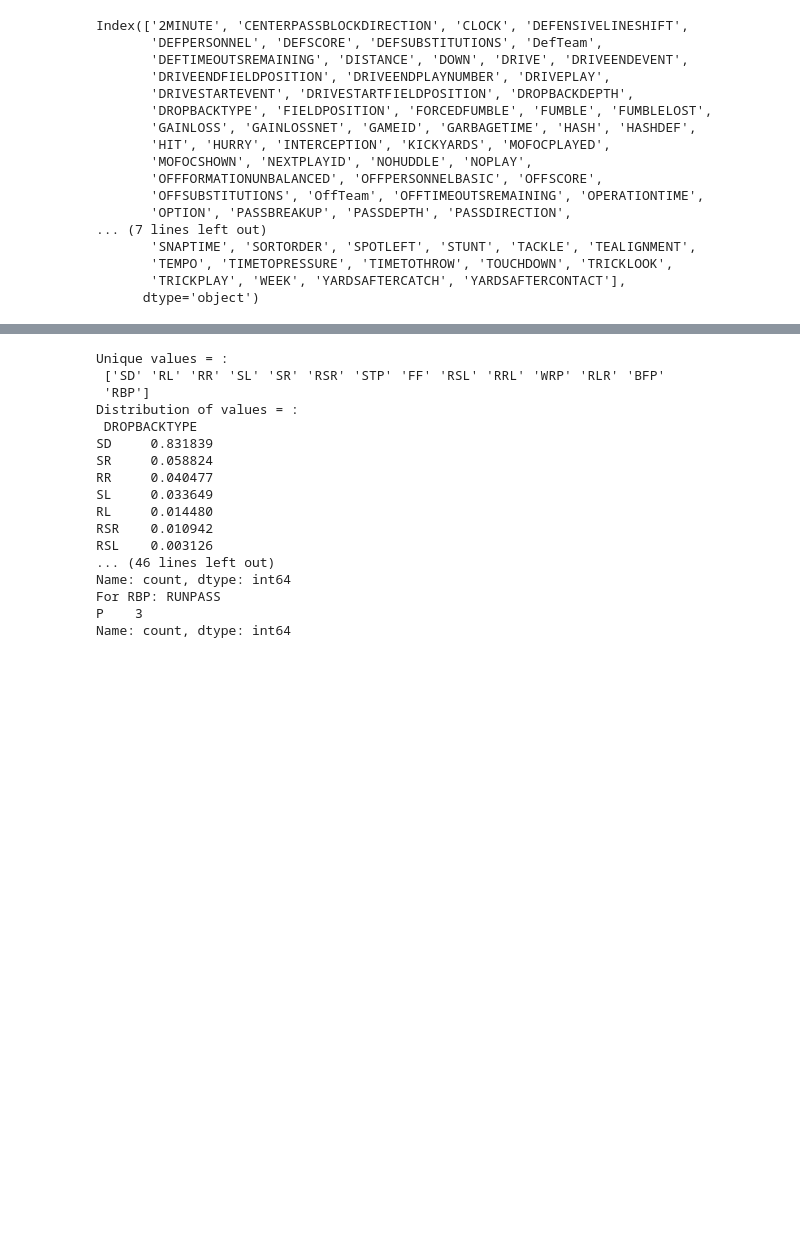
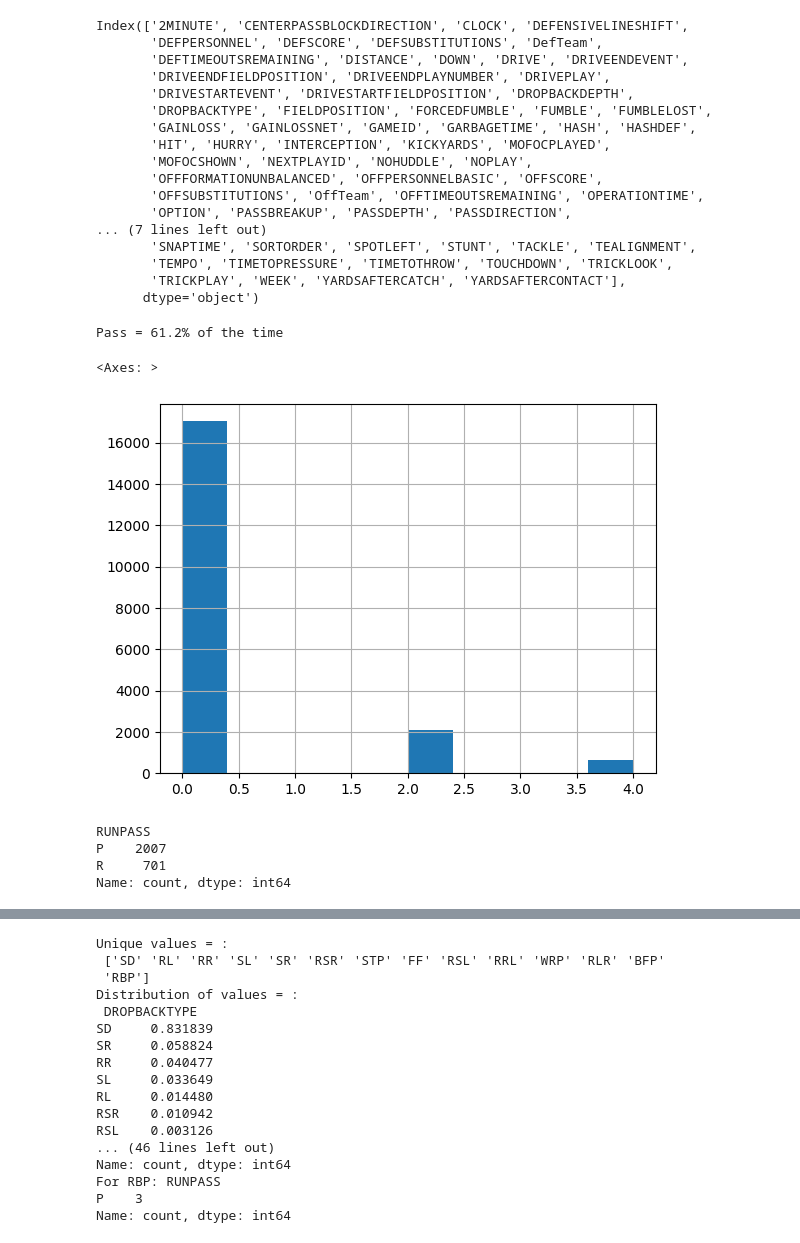
Before and after one commit to scottmaran/run_pass_prediction, a Jupyter notebook: eda.ipynb, the cells around one changed output, grey strips where cells are left out. Drawn from its saved outputs; the diff is of its cells as text; code cells hidden in the pictures; blank space fills up the shorter version.

```diff
--- a/eda.ipynb
+++ b/eda.ipynb
@@ -7,7 +8,8 @@ pd.set_option('display.max_rows', 125)
 # %%
 data = pd.read_csv("data/Sample_PFF_Data.csv")
 # %%
-data = data.loc[(data.RUNPASS == 'P') | (data.RUNPASS == 'R') ].reset_index(drop=True)
+data = data.loc[(data.RUNPASS == 'P') | (data.RUNPASS == 'R') ]
+data = data.query("DOWN != 0").reset_index(drop=True)
 # %%
 data.shape
 # %% [output]
@@ -32,3 +34,20 @@ Index(['2MINUTE', 'CENTERPASSBLOCKDIRECTION', 'CLOCK', 'DEFENSIVELINESHIFT',
        'TEMPO', 'TIMETOPRESSURE', 'TIMETOTHROW', 'TOUCHDOWN', 'TRICKLOOK',
        'TRICKPLAY', 'WEEK', 'YARDSAFTERCATCH', 'YARDSAFTERCONTACT'],
       dtype='object')
+# %%
+baseline_pass_rate = data.RUNPASS.map({"P":1, "R":0}).mean()
+print(f"Pass = {round(baseline_pass_rate*100, 1)}% of the time")
+# %% [output]
+Pass = 61.2% of the time
+# %%
+data['2MINUTE'].hist()
+# %% [output]
+<Axes: >
+[figure, added]
+# %%
+data[data['2MINUTE'] != 0].RUNPASS.value_counts()
+# %% [output]
+RUNPASS
+P    2007
+R     701
+Name: count, dtype: int64
```
Also changed, not shown: parts of 18 cells of this notebook, 11 other files.
